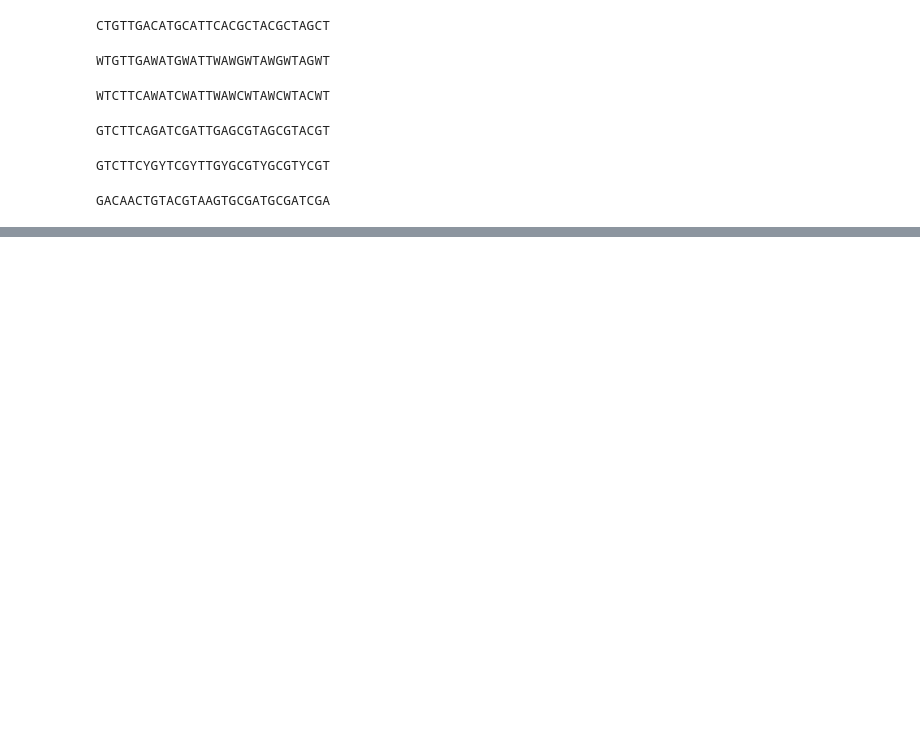
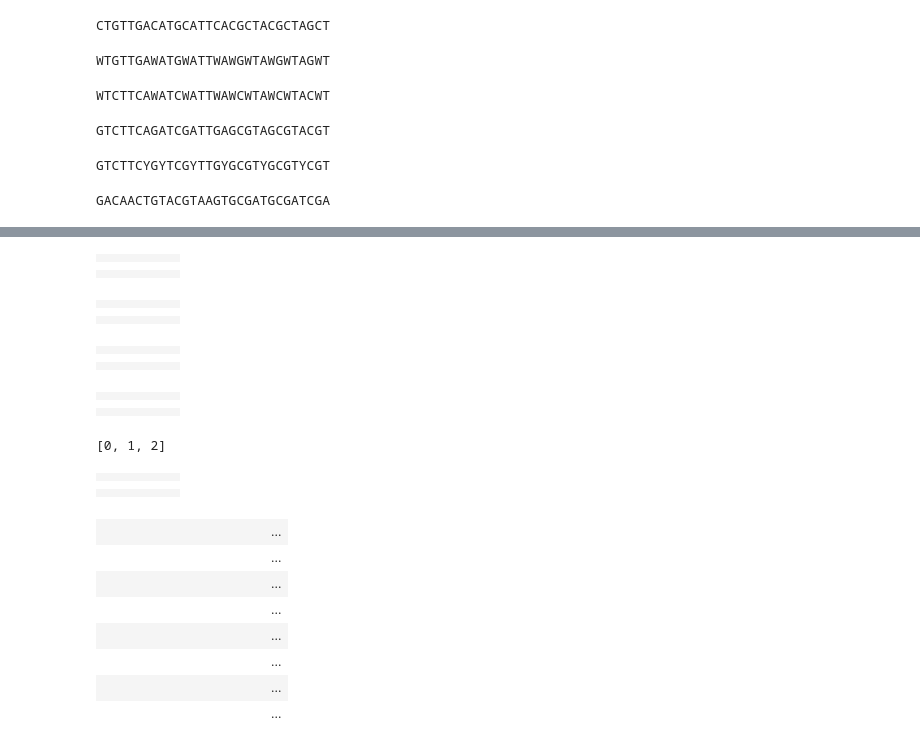
Before and after one commit to cavycavs/SWC_colab, a Jupyter notebook: Python_Intro.ipynb, the cells around one changed output, grey strips where cells are left out. Drawn from its saved outputs; the diff is of its cells as text; code cells hidden in the pictures; blank space fills up the shorter version.

```diff
--- a/Python_Intro.ipynb
+++ b/Python_Intro.ipynb
@@ -208,0 +356,63 @@ GACAACTGTACGTAAGTGCGATGCGATCGA
+# %%
+grid.lines_on = True
+grid [0,0] = (0,255,0)
+grid.show()
+##python counts starting at 0 so 0,0 is what you would consider 1,1##
+# %% [output]
+|  |  |  |  |  |  |
+|  |  |  |  |  |  |
+|  |  |  |  |  |  |
+# %%
+grid [1,1] = (0,255,0)
+grid.show()
+# %% [output]
+|  |  |  |  |  |  |
+|  |  |  |  |  |  |
+|  |  |  |  |  |  |
+# %%
+grid [3,2] = (0,255,0)
+grid.show()
+# %% [output]
+|  |  |  |  |  |  |
+|  |  |  |  |  |  |
+|  |  |  |  |  |  |
+# %%
+orange = (255,128,0)
+rectangle = ImageGrid(6,3)
+rectangle[0,0] = orange
+rectangle[0,1] = orange
+rectangle[0,2] = orange
+rectangle.show()
+# %% [output]
+|  |  |  |  |  |  |
+|  |  |  |  |  |  |
+|  |  |  |  |  |  |
+# %%
+range (3)
+# %% [output]
+[0, 1, 2]
+# %%
+orange = (255,128,0)
+rectangle = ImageGrid(6,3)
+for row in range(3) :
+    rectangle[0, row] = orange
+rectangle.show()
+# %% [output]
+|  |  |  |  |  |  |
+|  |  |  |  |  |  |
+|  |  |  |  |  |  |
+# %%
+orange = (255,128,0)
+rectangle = ImageGrid(20,8)
+for row in range(rectangle.height) :
+    rectangle[0, row] = orange
+rectangle.show()
+# %% [output]
+|  |  |  |  |  |  |  |  |  |  |  |  | ... |
+|  |  |  |  |  |  |  |  |  |  |  |  | ... |
+|  |  |  |  |  |  |  |  |  |  |  |  | ... |
+|  |  |  |  |  |  |  |  |  |  |  |  | ... |
+|  |  |  |  |  |  |  |  |  |  |  |  | ... |
+|  |  |  |  |  |  |  |  |  |  |  |  | ... |
+|  |  |  |  |  |  |  |  |  |  |  |  | ... |
+|  |  |  |  |  |  |  |  |  |  |  |  | ... |
```
Also changed, not shown: parts of 26 cells of this notebook.
